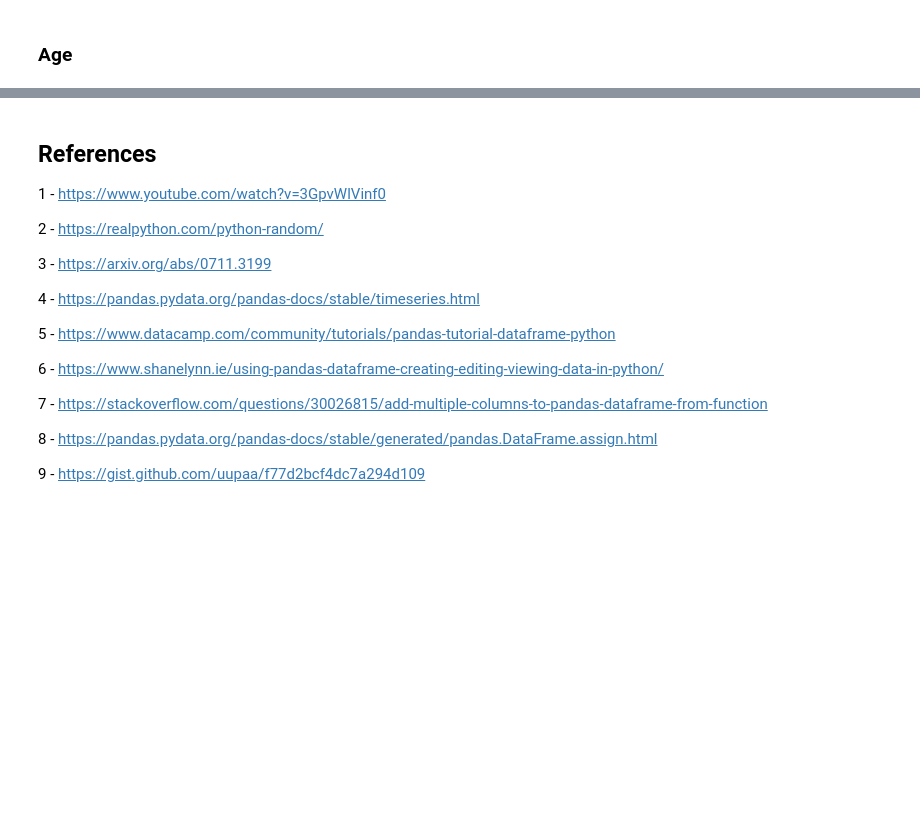
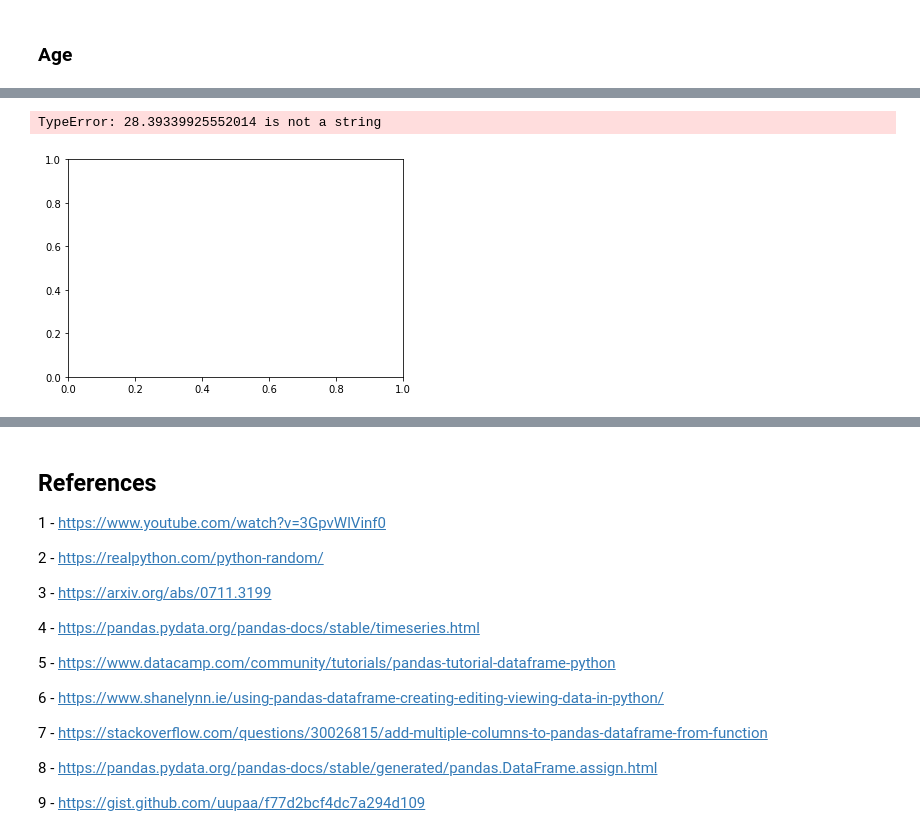
Before and after one commit to davidobrien1/project, a Jupyter notebook: phenomenon.ipynb, the cells around one changed output, grey strips where cells are left out. Drawn from its saved outputs; the diff is of its cells as text; code cells hidden in the pictures; blank space fills up the shorter version.

Commit message:
working on creating plots

```diff
--- a/phenomenon.ipynb
+++ b/phenomenon.ipynb
@@ -220,0 +233,6 @@ running
+# %%
+plt.hist(running)
+plt.show()
+# %% [output]
+TypeError: 28.39339925552014 is not a string
+[figure, added]
```
Also changed, not shown: parts of 12 cells of this notebook.
